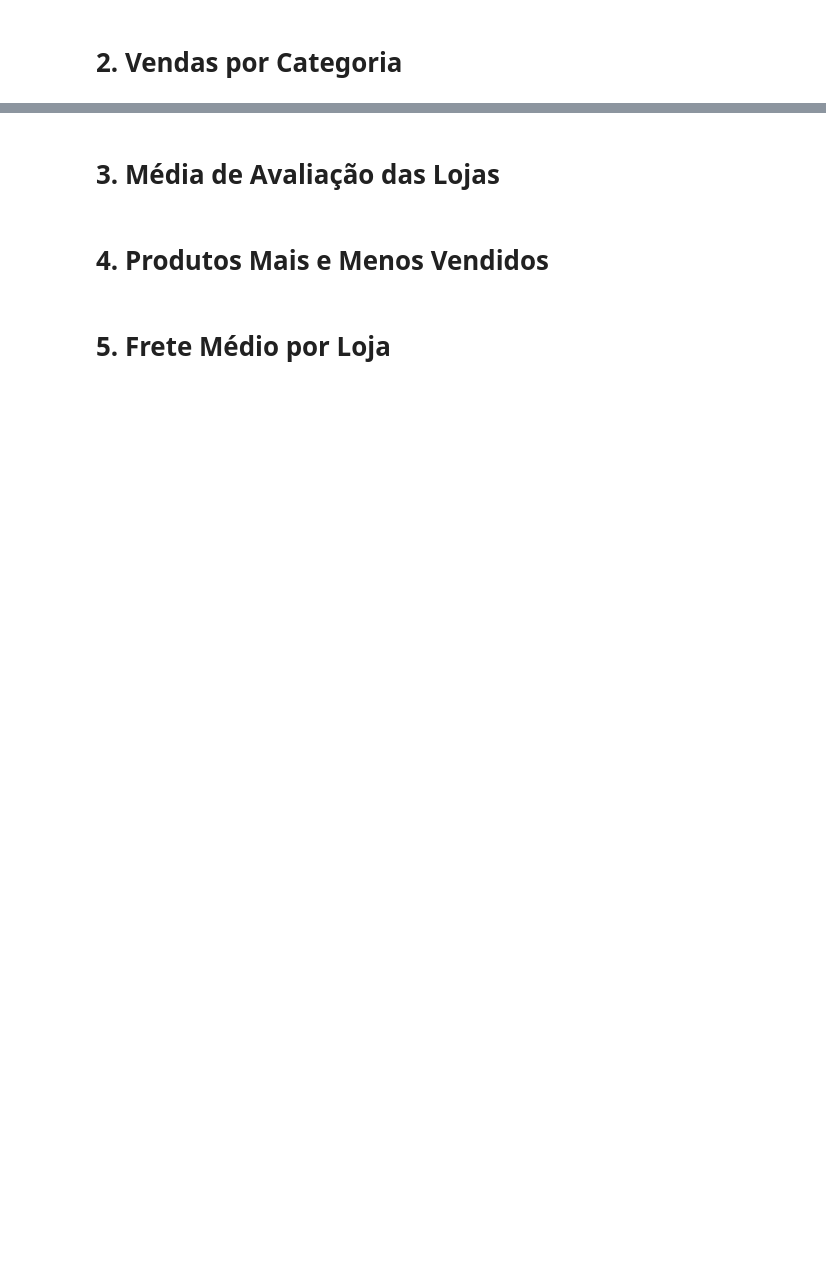
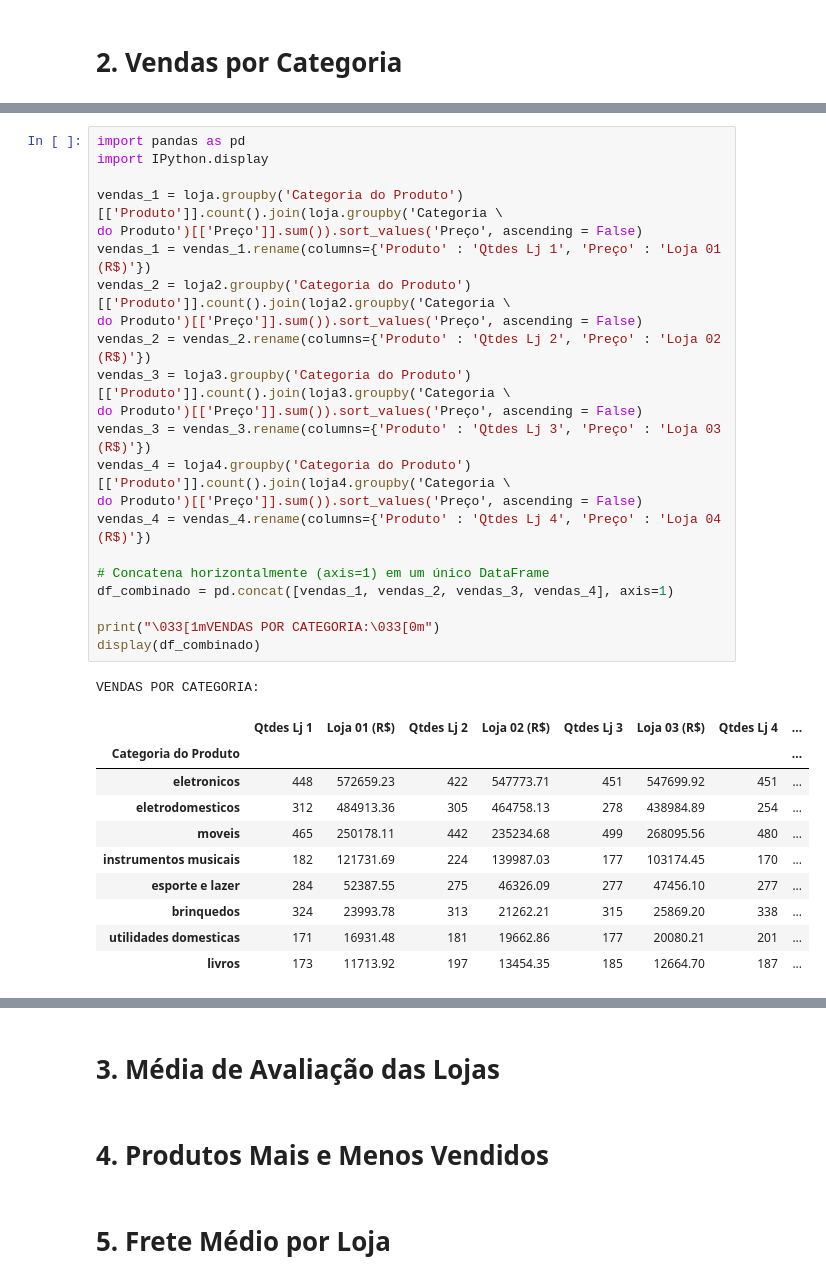
Before and after one commit to carlos-000-carlos/Challenge_1-Alura_Store-Cabral, a Jupyter notebook: AluraStoreBr.ipynb, the cells around one changed output, grey strips where cells are left out. Saved outputs shown, nothing was run; the diff lists cells and outputs as text; blank space fills up the shorter version.

Commit message:
Análise Faturamento / Categoria

```diff
--- a/AluraStoreBr.ipynb
+++ b/AluraStoreBr.ipynb
@@ -27,0 +170,34 @@ loja.head()
+# %%
+import pandas as pd
+import IPython.display
+
+vendas_1 = loja.groupby('Categoria do Produto')[['Produto']].count().join(loja.groupby('Categoria \
+do Produto')[['Preço']].sum()).sort_values('Preço', ascending = False)
+vendas_1 = vendas_1.rename(columns={'Produto' : 'Qtdes Lj 1', 'Preço' : 'Loja 01 (R$)'})
+vendas_2 = loja2.groupby('Categoria do Produto')[['Produto']].count().join(loja2.groupby('Categoria \
+do Produto')[['Preço']].sum()).sort_values('Preço', ascending = False)
+vendas_2 = vendas_2.rename(columns={'Produto' : 'Qtdes Lj 2', 'Preço' : 'Loja 02 (R$)'})
+vendas_3 = loja3.groupby('Categoria do Produto')[['Produto']].count().join(loja3.groupby('Categoria \
+do Produto')[['Preço']].sum()).sort_values('Preço', ascending = False)
+vendas_3 = vendas_3.rename(columns={'Produto' : 'Qtdes Lj 3', 'Preço' : 'Loja 03 (R$)'})
+vendas_4 = loja4.groupby('Categoria do Produto')[['Produto']].count().join(loja4.groupby('Categoria \
+do Produto')[['Preço']].sum()).sort_values('Preço', ascending = False)
+vendas_4 = vendas_4.rename(columns={'Produto' : 'Qtdes Lj 4', 'Preço' : 'Loja 04 (R$)'})
+
+# Concatena horizontalmente (axis=1) em um único DataFrame
+df_combinado = pd.concat([vendas_1, vendas_2, vendas_3, vendas_4], axis=1)
+
+print("\033[1mVENDAS POR CATEGORIA:\033[0m")
+display(df_combinado)
+# %% [output]
+VENDAS POR CATEGORIA:
+|  | Qtdes Lj 1 | Loja 01 (R$) | Qtdes Lj 2 | Loja 02 (R$) | Qtdes Lj 3 | Loja 03 (R$) | Qtdes Lj 4 | ... |
+| Categoria do Produto |  |  |  |  |  |  |  | ... |
+| eletronicos | 448 | 572659.23 | 422 | 547773.71 | 451 | 547699.92 | 451 | ... |
+| eletrodomesticos | 312 | 484913.36 | 305 | 464758.13 | 278 | 438984.89 | 254 | ... |
+| moveis | 465 | 250178.11 | 442 | 235234.68 | 499 | 268095.56 | 480 | ... |
+| instrumentos musicais | 182 | 121731.69 | 224 | 139987.03 | 177 | 103174.45 | 170 | ... |
+| esporte e lazer | 284 | 52387.55 | 275 | 46326.09 | 277 | 47456.10 | 277 | ... |
+| brinquedos | 324 | 23993.78 | 313 | 21262.21 | 315 | 25869.20 | 338 | ... |
+| utilidades domesticas | 171 | 16931.48 | 181 | 19662.86 | 177 | 20080.21 | 201 | ... |
+| livros | 173 | 11713.92 | 197 | 13454.35 | 185 | 12664.70 | 187 | ... |
```
Also changed, not shown: parts of 8 cells of this notebook.
